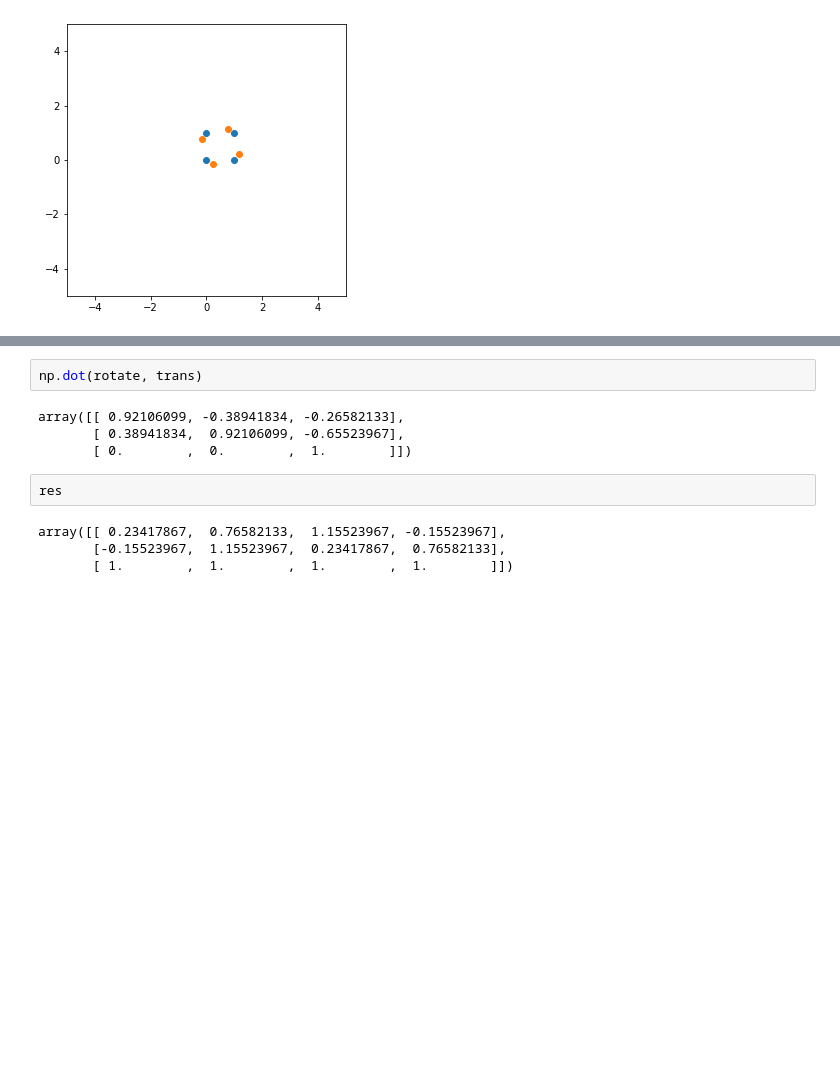
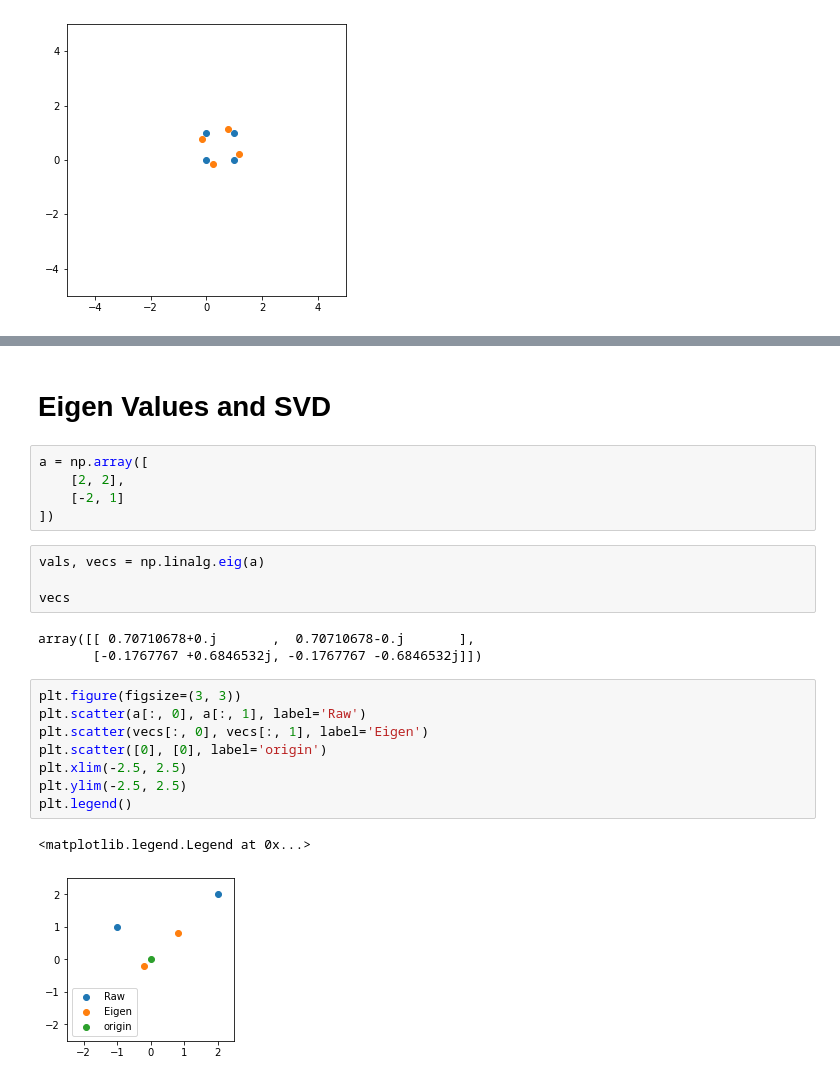
Before and after one commit to Ryanglambert/pytorch-Deep-Learning, a Jupyter notebook: scratch.ipynb, the cells around one changed output, grey strips where cells are left out. Drawn from its saved outputs; the diff is of its cells as text; blank space fills up the shorter version.

```diff
--- a/scratch.ipynb
+++ b/scratch.ipynb
@@ -122,12 +102,25 @@ array([[-0.5,  0.5,  0.5, -0.5],
-# %%
-np.dot(rotate, trans)
-# %% [output]
-array([[ 0.92106099, -0.38941834, -0.26582133],
-       [ 0.38941834,  0.92106099, -0.65523967],
-       [ 0.        ,  0.        ,  1.        ]])
-# %%
-res
-# %% [output]
-array([[ 0.23417867,  0.76582133,  1.15523967, -0.15523967],
-       [-0.15523967,  1.15523967,  0.23417867,  0.76582133],
-       [ 1.        ,  1.        ,  1.        ,  1.        ]])
+# %% [markdown]
+# Eigen Values and SVD
+# %%
+a = np.array([
+    [2, 2],
+    [-2, 1]
+])
+# %%
+vals, vecs = np.linalg.eig(a)
+
+vecs
+# %% [output]
+array([[ 0.70710678+0.j       ,  0.70710678-0.j       ],
+       [-0.1767767 +0.6846532j, -0.1767767 -0.6846532j]])
+# %%
+plt.figure(figsize=(3, 3))
+plt.scatter(a[:, 0], a[:, 1], label='Raw')
+plt.scatter(vecs[:, 0], vecs[:, 1], label='Eigen')
+plt.scatter([0], [0], label='origin')
+plt.xlim(-2.5, 2.5)
+plt.ylim(-2.5, 2.5)
+plt.legend()
+# %% [output]
+<matplotlib.legend.Legend at 0x...>
+[figure, added]
```
Also changed, not shown: parts of 2 cells of this notebook.
